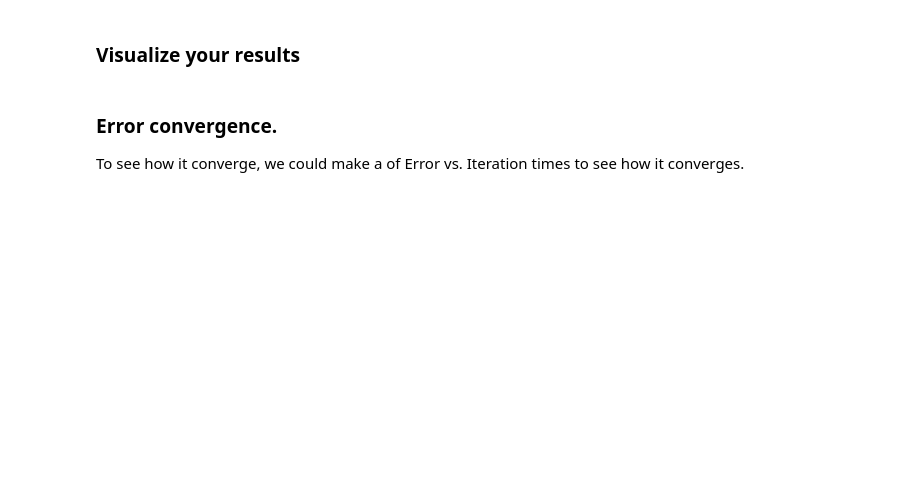
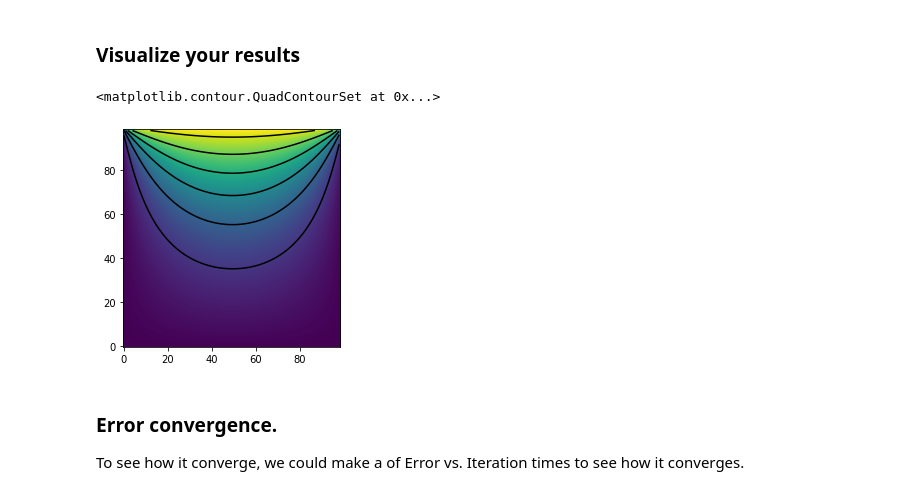
Before and after one commit to Jim137/ComputationalPhysicsLab, a Jupyter notebook: Lab3/2_iteractive_methods.ipynb, the cells around one changed output. Cells and saved outputs as stored; diff of their text form; code cells hidden in the pictures; blank space fills up the shorter version.

```diff
--- a/Lab3/2_iteractive_methods.ipynb
+++ b/Lab3/2_iteractive_methods.ipynb
@@ -23,5 +28,11 @@ from poisson_solver.solvers import *
 # %% [markdown]
 ### Visualize your results
+# %%
+plt.imshow(mesh.mesh[mesh.istart:mesh.iend, mesh.jstart:mesh.jend], origin='lower')
+plt.contour(mesh.mesh[mesh.istart:mesh.iend, mesh.jstart:mesh.jend], colors='k')
+# %% [output]
+<matplotlib.contour.QuadContourSet at 0x...>
+[figure, added]
 # %% [markdown]
 ### Error convergence.
 
```
Also changed, not shown: parts of 8 cells of this notebook, 3 other files.
